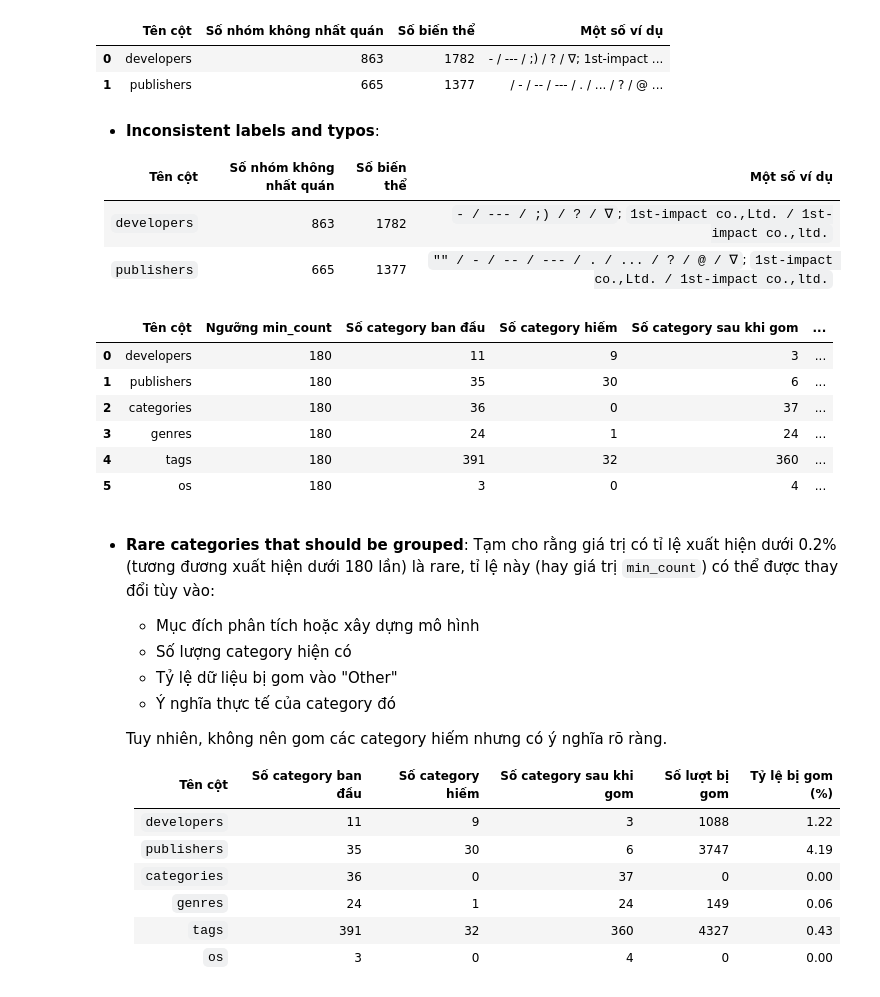
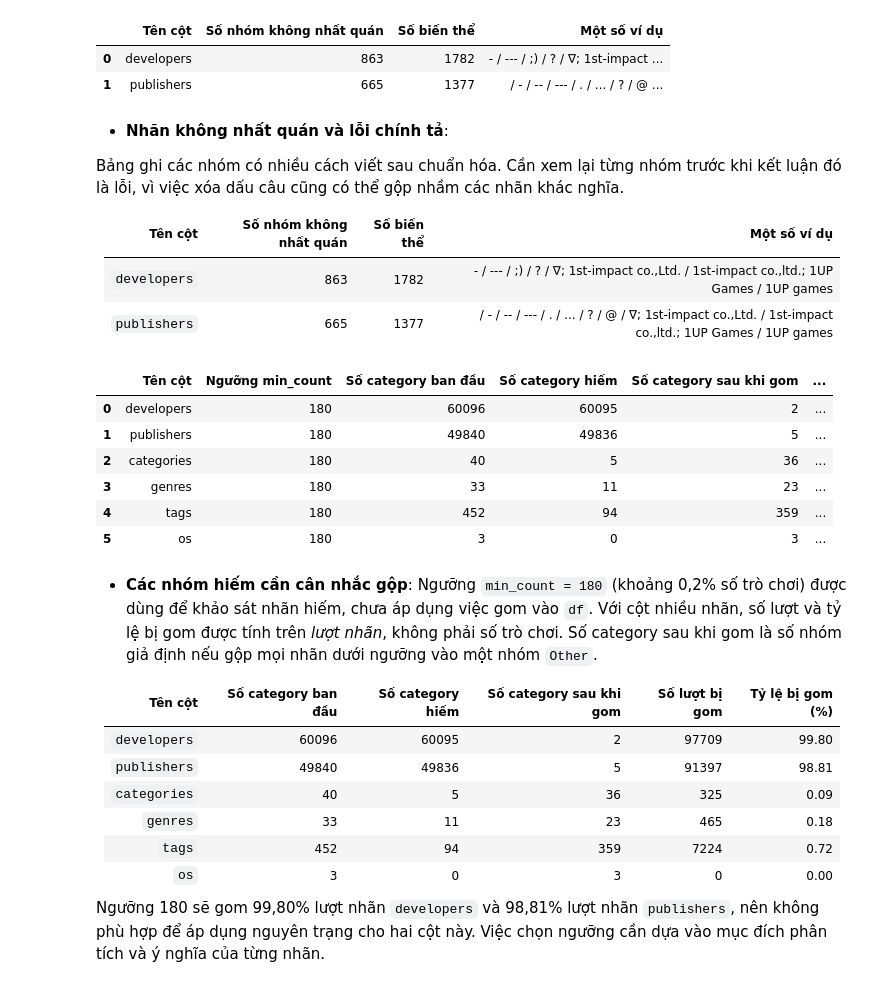
Before and after one commit to ltny24/STEAM-GAME-PROJECT, a Jupyter notebook: notebooks/individual/01_collection_exploration.ipynb, the cells around one changed output. Drawn from its saved outputs; the diff is of its cells as text; code cells hidden in the pictures.

```diff
--- a/notebooks/individual/01_collection_exploration.ipynb
+++ b/notebooks/individual/01_collection_exploration.ipynb
@@ -244,7 +244,7 @@ drop_cols = [
     "median_playtime_2weeks"
 ]
 
-df.drop(columns=drop_cols, inplace=True)
+df = df.drop(columns=drop_cols)
 # %%
 df["os"] = df[["windows", "mac", "linux"]].apply(
     lambda row: [
@@ -255,7 +255,7 @@ df["os"] = df[["windows", "mac", "linux"]].apply(
     axis=1
 )
 
-df.drop(columns=["windows", "mac", "linux"], inplace=True)
+df = df.drop(columns=["windows", "mac", "linux"])
 # %%
 from ast import literal_eval
 
@@ -381,18 +384,14 @@ display(report)
 # %%
 balance_report = []
 
-for col in df.columns:
-    values = (
-        df[col].explode()
-        if df[col].apply(lambda x: isinstance(x, list)).any()
-        else df[col]
-    )
+for col in categorical_cols:
+    values = df[col].explode() if col in list_columns else df[col]
 
-    counts = values.value_counts(dropna=False)
+    counts = values.value_counts()
 
     balance_report.append({
         "Tên cột": col,
-        "Số giá trị khác nhau": values.nunique(dropna=True),
+        "Số giá trị khác nhau": len(counts),
         "Giá trị xuất hiện nhiều nhất": counts.index[0],
         "Số lượng lớn nhất": counts.iloc[0],
         "Tỷ lệ lớn nhất (%)": round(
@@ -541,12 +518,14 @@ inconsistent_report.to_csv(
     encoding="utf-8-sig"
 )
 # %% [markdown]
-- **Inconsistent labels and typos**:
+- **Nhãn không nhất quán và lỗi chính tả**:
+
+Bảng ghi các nhóm có nhiều cách viết sau chuẩn hóa. Cần xem lại từng nhóm trước khi kết luận đó là lỗi, vì việc xóa dấu câu cũng có thể gộp nhầm các nhãn khác nghĩa.
 
 | Tên cột | Số nhóm không nhất quán | Số biến thể | Một số ví dụ |
-|---|---:|---:|---|
-| `developers` | 863 | 1782 | `- / --- / ;) / ? / ∇`; `1st-impact co.,Ltd. / 1st-impact co.,ltd.` |
-| `publishers` | 665 | 1377 | `"" / - / -- / --- / . / ... / ? / @ / ∇`; `1st-impact co.,Ltd. / 1st-impact co.,ltd.` |
+| --- | --- | --- | --- |
+| `developers` | 863 | 1782 | - / --- / ;) / ? / ∇; 1st-impact co.,Ltd. / 1st-impact co.,ltd.; 1UP Games / 1UP games |
+| `publishers` | 665 | 1377 |  / - / -- / --- / . / ... / ? / @ / ∇; 1st-impact co.,Ltd. / 1st-impact co.,ltd.; 1UP Games / 1UP games |
 # %%
 rare_cols = [
     "developers",
@@ -555,54 +534,50 @@ rare_cols = [
     "genres",
     "tags",
     "os"
 ]
 
 min_count = 180  # changable
 rare_summary = []
 
 for col in rare_cols:
     values = df[col].explode()
     counts = values.value_counts()
 
     rare = counts[counts < min_count]
 
     rare_summary.append({
         "Tên cột": col,
         "Ngưỡng min_count": min_count,
         "Số category ban đầu": len(counts),
         "Số category hiếm": len(rare),
-        "Số category sau khi gom": len(counts) - len(rare) + 1,
+        "Số category sau khi gom": len(counts) - len(rare) + (1 if not rare.empty else 0),
         "Số lượt bị gom": rare.sum(),
         "Tỷ lệ bị gom (%)": round(
             rare.sum() / counts.sum() * 100, 2
         )
     })
 
 rare_summary = pd.DataFrame(rare_summary)
 
 display(rare_summary)
 # %% [output]
 |  | Tên cột | Ngưỡng min_count | Số category ban đầu | Số category hiếm | Số category sau khi gom | ... |
-| 0 | developers | 180 | 11 | 9 | 3 | ... |
-| 1 | publishers | 180 | 35 | 30 | 6 | ... |
-| 2 | categories | 180 | 36 | 0 | 37 | ... |
-| 3 | genres | 180 | 24 | 1 | 24 | ... |
-| 4 | tags | 180 | 391 | 32 | 360 | ... |
-| 5 | os | 180 | 3 | 0 | 4 | ... |
+| 0 | developers | 180 | 60096 | 60095 | 2 | ... |
+| 1 | publishers | 180 | 49840 | 49836 | 5 | ... |
+| 2 | categories | 180 | 40 | 5 | 36 | ... |
+| 3 | genres | 180 | 33 | 11 | 23 | ... |
+| 4 | tags | 180 | 452 | 94 | 359 | ... |
+| 5 | os | 180 | 3 | 0 | 3 | ... |
 # %% [markdown]
-- **Rare categories that should be grouped**: Tạm cho rằng giá trị có tỉ lệ xuất hiện dưới 0.2% (tương đương xuất hiện dưới 180 lần) là rare, tỉ lệ này (hay giá trị `min_count`) có thể được thay đổi tùy vào:
-    - Mục đích phân tích hoặc xây dựng mô hình
-    - Số lượng category hiện có
-    - Tỷ lệ dữ liệu bị gom vào "Other"
-    - Ý nghĩa thực tế của category đó
+- **Các nhóm hiếm cần cân nhắc gộp**: Ngưỡng `min_count = 180` (khoảng 0,2% số trò chơi) được dùng để khảo sát nhãn hiếm, chưa áp dụng việc gom vào `df`. Với cột nhiều nhãn, số lượt và tỷ lệ bị gom được tính trên *lượt nhãn*, không phải số trò chơi. Số category sau khi gom là số nhóm giả định nếu gộp mọi nhãn dưới ngưỡng vào một nhóm `Other`.
 
-    Tuy nhiên, không nên gom các category hiếm nhưng có ý nghĩa rõ ràng.
+| Tên cột | Số category ban đầu | Số category hiếm | Số category sau khi gom | Số lượt bị gom | Tỷ lệ bị gom (%) |
+| --- | --- | --- | --- | --- | --- |
+| `developers` | 60096 | 60095 | 2 | 97709 | 99.80 |
+| `publishers` | 49840 | 49836 | 5 | 91397 | 98.81 |
+| `categories` | 40 | 5 | 36 | 325 | 0.09 |
+| `genres` | 33 | 11 | 23 | 465 | 0.18 |
+| `tags` | 452 | 94 | 359 | 7224 | 0.72 |
+| `os` | 3 | 0 | 3 | 0 | 0.00 |
 
-    | Tên cột | Số category ban đầu | Số category hiếm | Số category sau khi gom | Số lượt bị gom | Tỷ lệ bị gom (%) |
-    |---|---:|---:|---:|---:|---:|
-    | `developers` | 11 | 9 | 3 | 1088 | 1.22 |
-    | `publishers` | 35 | 30 | 6 | 3747 | 4.19 |
-    | `categories` | 36 | 0 | 37 | 0 | 0.00 |
-    | `genres` | 24 | 1 | 24 | 149 | 0.06 |
-    | `tags` | 391 | 32 | 360 | 4327 | 0.43 |
-    | `os` | 3 | 0 | 4 | 0 | 0.00 |
+Ngưỡng 180 sẽ gom 99,80% lượt nhãn `developers` và 98,81% lượt nhãn `publishers`, nên không phù hợp để áp dụng nguyên trạng cho hai cột này. Việc chọn ngưỡng cần dựa vào mục đích phân tích và ý nghĩa của từng nhãn.
```
Also changed, not shown: parts of 16 cells of this notebook.
